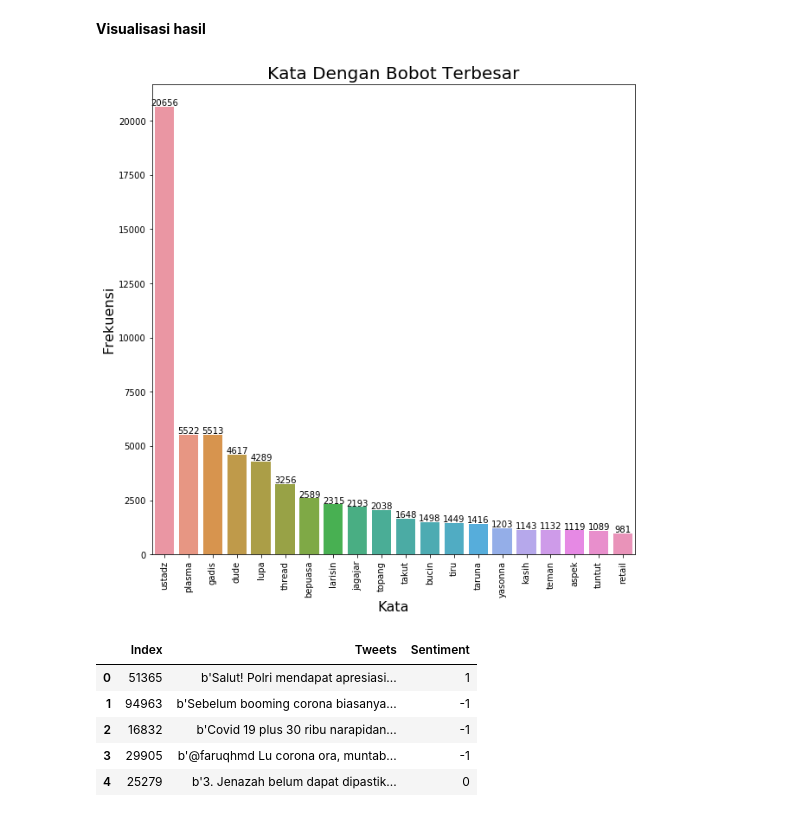
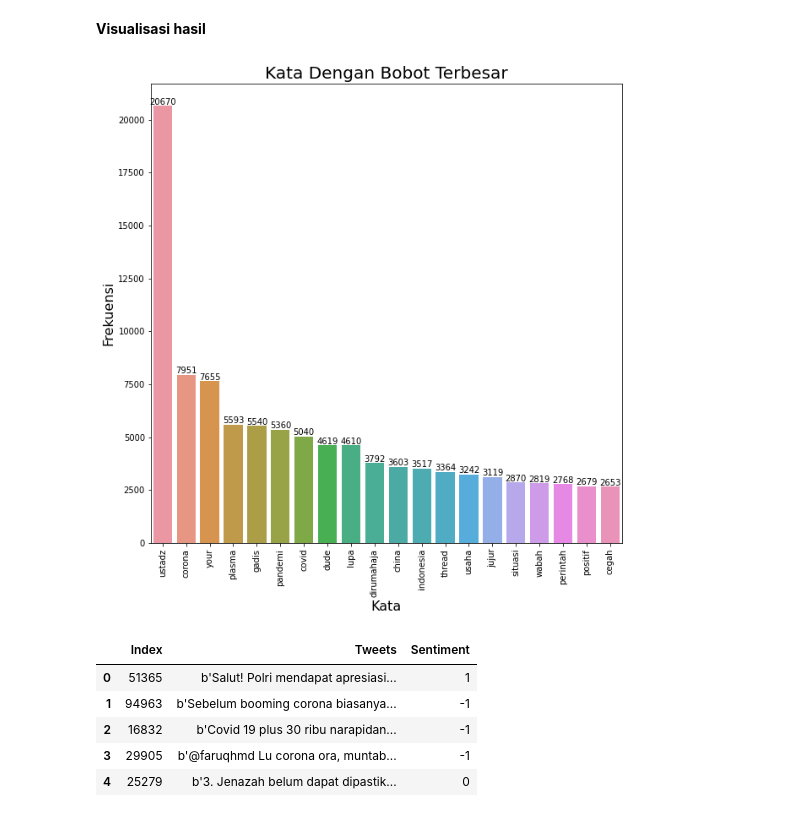
Before and after one commit to Hyuto/Analisis-Sentimen-Corona-DKI-Jakarta, a Jupyter notebook: notebook/Analisis Sentimen.ipynb, the cells around one changed output. Cells and saved outputs as stored; diff of their text form; code cells hidden in the pictures.

Commit message:
Add saved vectorizer

```diff
--- a/notebook/Analisis Sentimen.ipynb
+++ b/notebook/Analisis Sentimen.ipynb
@@ -138,17 +138,17 @@ def tokenizer(text):
 Text vectorization adalah cara melakukan encode data text menjadi numerik. Berikut akan dilakukan vectorization menggunakan `TfidfVectorizer` dari library `scikit-learn`. Untuk mempelajari text vectorization lebih lanjut dapat membaca artikel [berikut](https://machinelearningmastery.com/prepare-text-data-machine-learning-scikit-learn/)
 # %%
 # Defining Vectorizer object
-vectorizer_tfidf = TfidfVectorizer(preprocessor=preprocessor, tokenizer=tokenizer, stop_words=stop_words, min_df=0.01, max_df=0.6)
+#vectorizer_tfidf = TfidfVectorizer(preprocessor=preprocessor, tokenizer=tokenizer, stop_words=stop_words, min_df=0.01, max_df=0.6)
 
 # Load saved
-# vectorizer_tfidf = pickle.load(open('../model/vectorizer_tfodf.pickle', 'rb'))
+vectorizer_tfidf = pickle.load(open('../model/vectorizer/vectorizer_tfidf.pickle', 'rb'))
 # %% [markdown]
 **fit & transform**
 
 Ubah data text menjadi encoded matrix
 # %%
 # fit and transform text data
-word_tfidf = vectorizer_tfidf.fit_transform(tweets)
+#word_tfidf = vectorizer_tfidf.fit_transform(tweets)
 
 # Load saved
-# word_tfidf = pickle.load(open('../model/word_tfidf.pickle', 'rb'))
+word_tfidf = pickle.load(open('../model/vectorizer/word_tfidf.pickle', 'rb'))
@@ -195,8 +196,8 @@ words, n = np.unique(content2, return_counts=True)
 
 # Convert to DataFrame lalu urutkan secara descending
 # lalu pilih 20 kata dengan frekuensi terbesar
-data = pd.DataFrame({
+words_data = pd.DataFrame({
     'Kata': words,
     'Banyak': n
 }).sort_values(by='Banyak', ascending=False).head(20)
-data
+words_data
@@ -205,13 +224,13 @@ data
 # %%
 # Plotting Barplot
 plt.figure(figsize = (10,10))
-sns.barplot(x = data['Kata'],y = data['Banyak'])
-for i, v in enumerate(data['Banyak'].tolist()):
+sns.barplot(x = words_data['Kata'],y = words_data['Banyak'])
+for i, v in enumerate(words_data['Banyak'].tolist()):
     plt.text(i-len(str(v))/10-.05, v + 50, str(v),fontsize=10)
 plt.title('Kata Dengan Bobot Terbesar',fontsize=20)
 plt.xticks(rotation=90)
 plt.xlabel('Kata',fontsize=16)
 plt.ylabel('Frekuensi',fontsize=16)
 plt.show()
 # %% [output]
-[figure, old version]
+[figure, new version]
```
Also changed, not shown: parts of 15 cells of this notebook, 4 other files.
